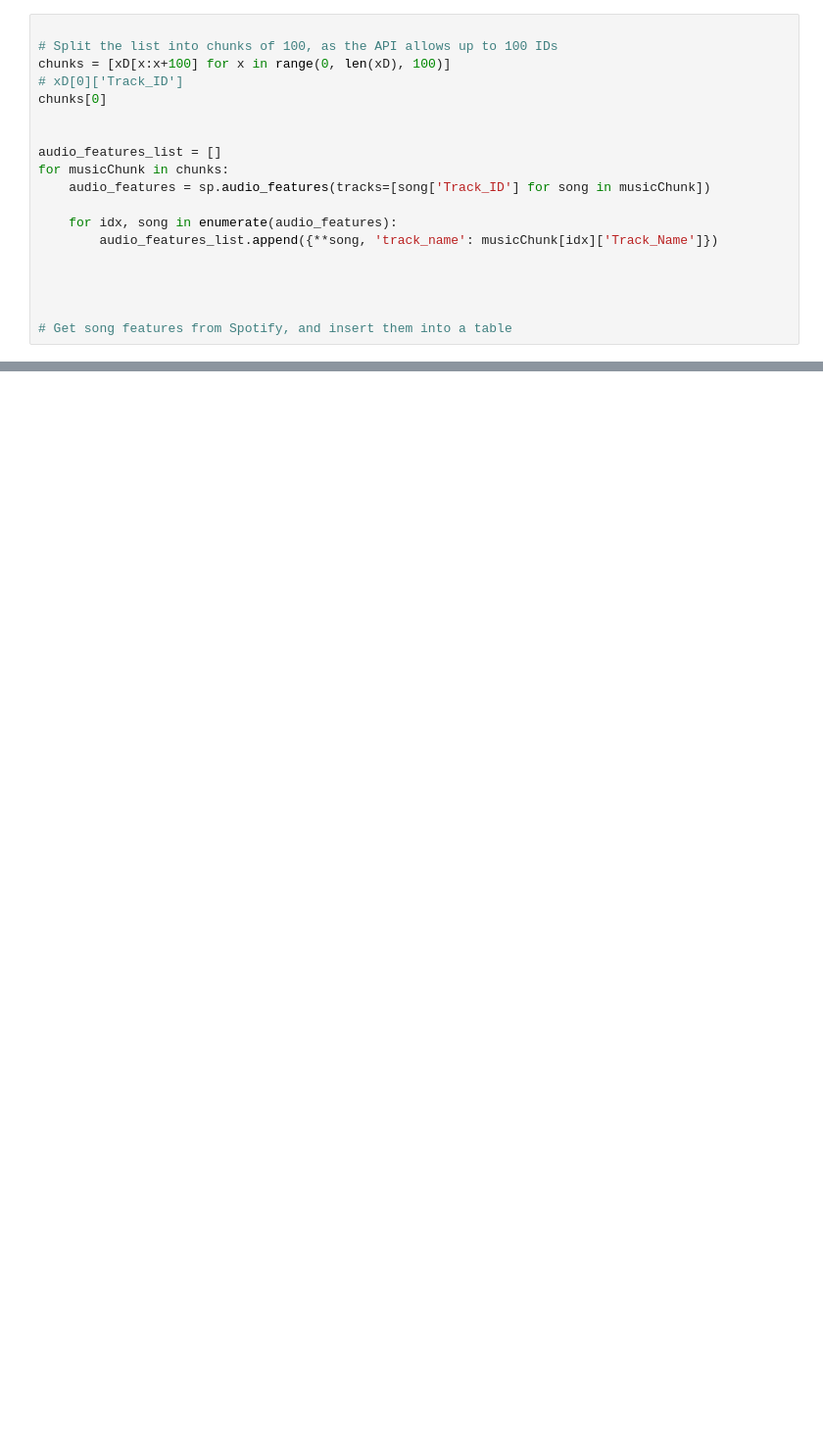
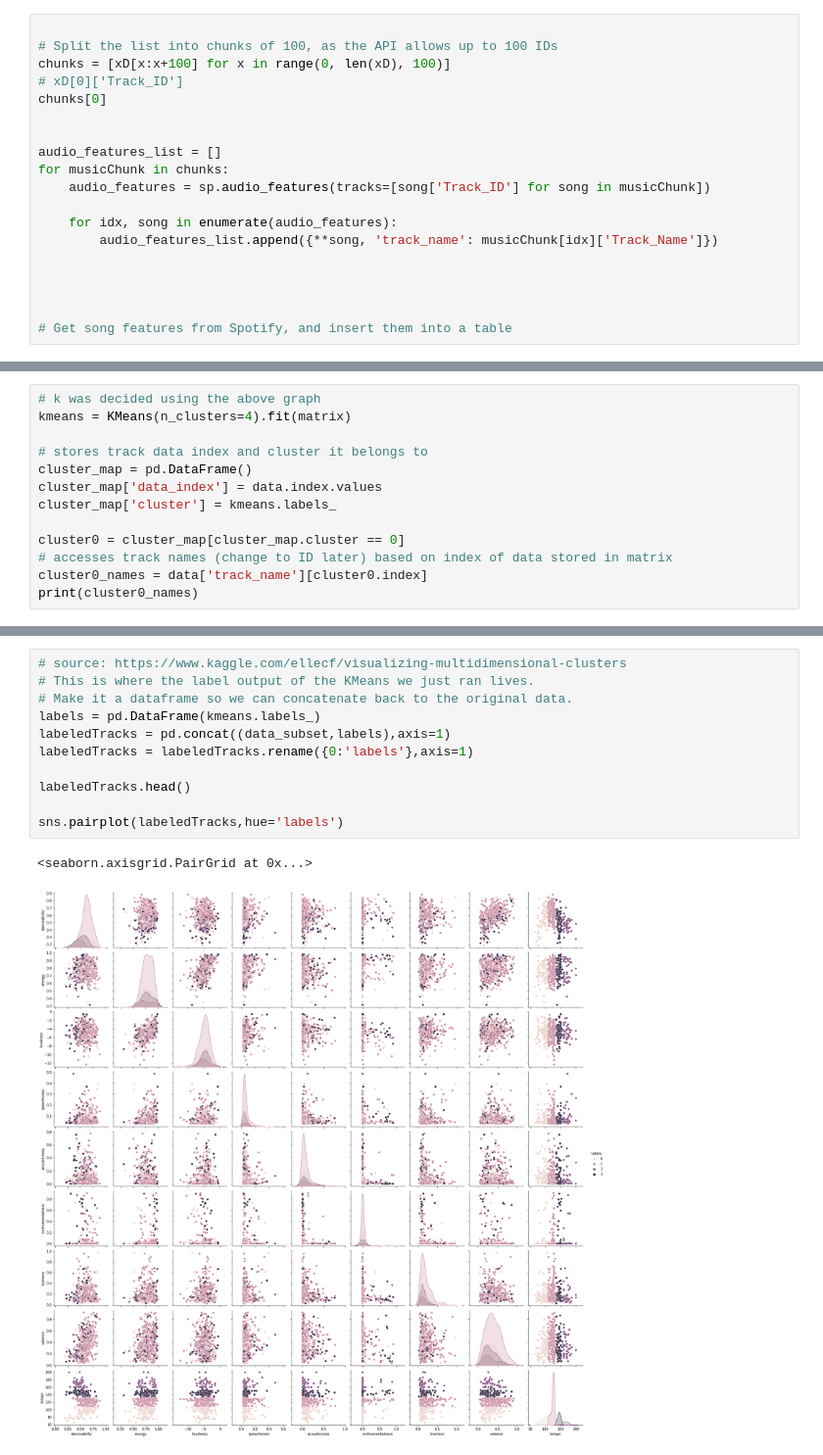
Before and after one commit to poke8014/Music-Clustering, a Jupyter notebook: prototype_jupyter/get_playlist_from_spotify.ipynb, the cells around one changed output, grey strips where cells are left out. Shown at 98% size. Cells and saved outputs as stored; diff of their text form; blank space fills up the shorter version.

```diff
--- a/prototype_jupyter/get_playlist_from_spotify.ipynb
+++ b/prototype_jupyter/get_playlist_from_spotify.ipynb
@@ -122,0 +149,13 @@ data
+# %%
+# k was decided using the above graph
+kmeans = KMeans(n_clusters=4).fit(matrix)
+
+# stores track data index and cluster it belongs to
+cluster_map = pd.DataFrame()
+cluster_map['data_index'] = data.index.values
+cluster_map['cluster'] = kmeans.labels_
+
+cluster0 = cluster_map[cluster_map.cluster == 0]
+# accesses track names (change to ID later) based on index of data stored in matrix
+cluster0_names = data['track_name'][cluster0.index]
+print(cluster0_names)
@@ -122,0 +175,14 @@ data
+# %%
+# source: https://www.kaggle.com/ellecf/visualizing-multidimensional-clusters
+# This is where the label output of the KMeans we just ran lives.
+# Make it a dataframe so we can concatenate back to the original data.
+labels = pd.DataFrame(kmeans.labels_)
+labeledTracks = pd.concat((data_subset,labels),axis=1)
+labeledTracks = labeledTracks.rename({0:'labels'},axis=1)
+
+labeledTracks.head()
+
+sns.pairplot(labeledTracks,hue='labels')
+# %% [output]
+<seaborn.axisgrid.PairGrid at 0x...>
+[figure, added]
```
Also changed, not shown: parts of 6 cells of this notebook, 1 other file.
